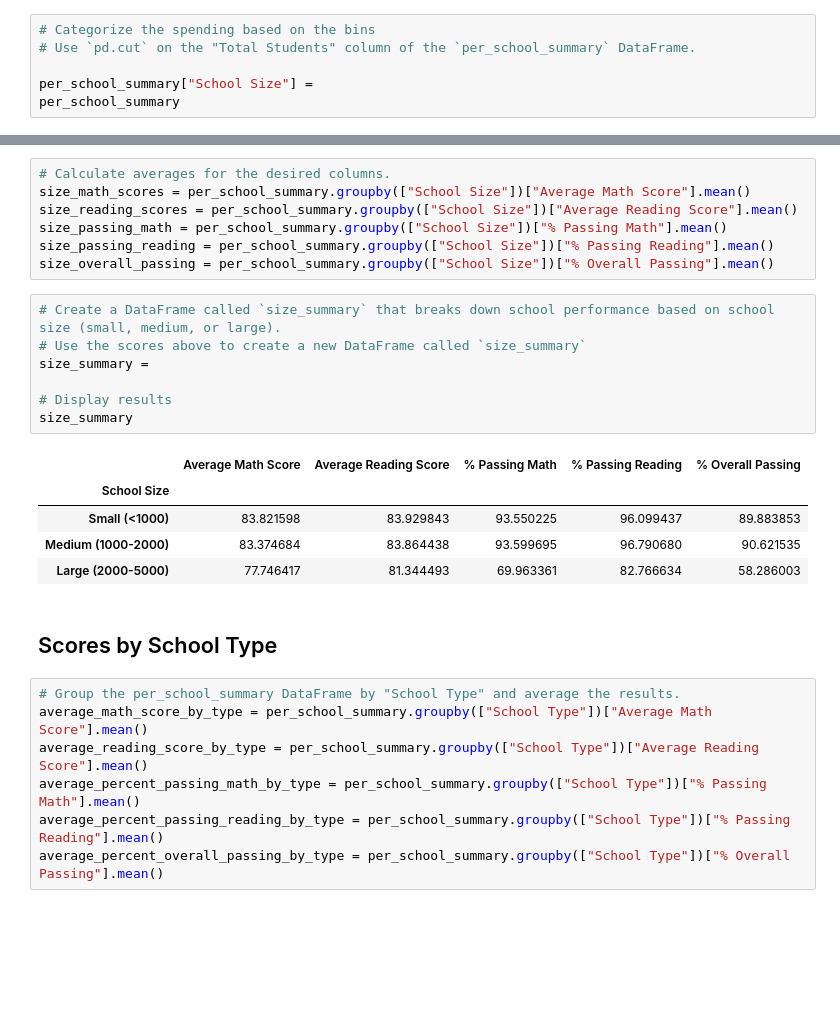
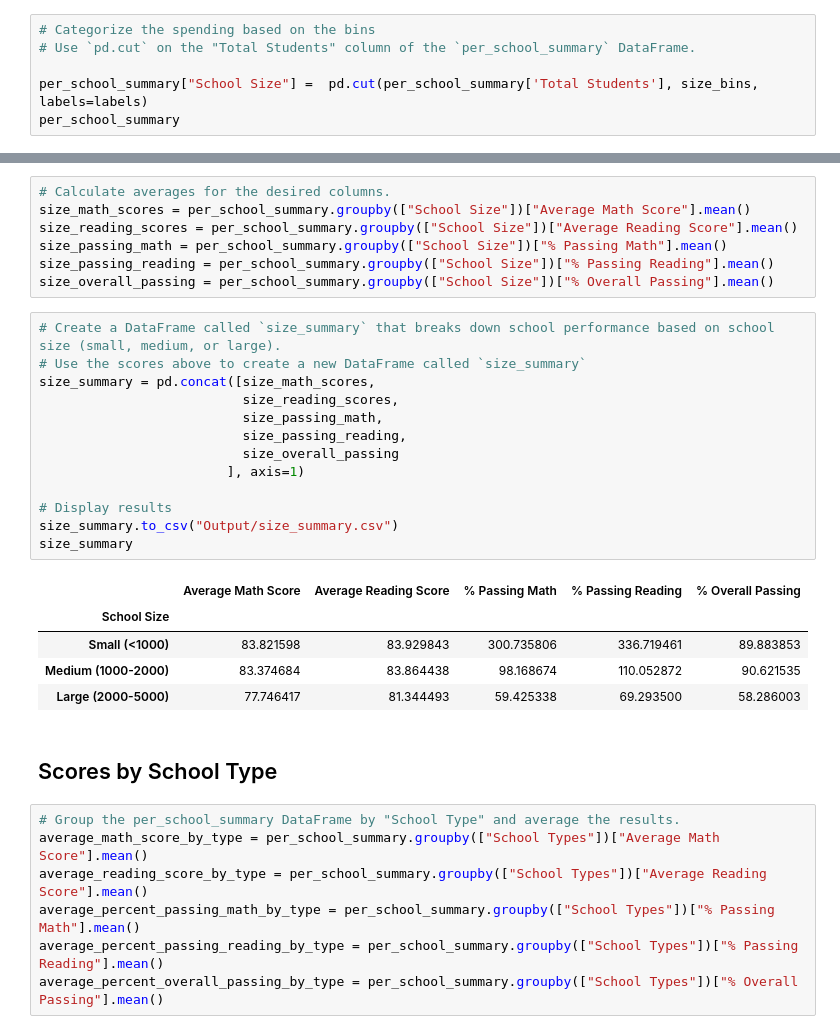
Before and after one commit to CloverMc0328/pandas-challenge, a Jupyter notebook: PyCitySchools/PyCitySchools.ipynb, the cells around one changed output, grey strips where cells are left out. Cells and saved outputs as stored; diff of their text form; blank space fills up the shorter version.

```diff
--- a/PyCitySchools/PyCitySchools.ipynb
+++ b/PyCitySchools/PyCitySchools.ipynb
@@ -390,5 +395,5 @@ labels = ["Small (<1000)", "Medium (1000-2000)", "Large (2000-5000)"]
 # Categorize the spending based on the bins
 # Use `pd.cut` on the "Total Students" column of the `per_school_summary` DataFrame.
 
-per_school_summary["School Size"] =
+per_school_summary["School Size"] =  pd.cut(per_school_summary['Total Students'], size_bins, labels=labels)
 per_school_summary
@@ -419,24 +407,30 @@ size_overall_passing = per_school_summary.groupby(["School Size"])["% Overall Pa
 # %%
 # Create a DataFrame called `size_summary` that breaks down school performance based on school size (small, medium, or large).
 # Use the scores above to create a new DataFrame called `size_summary`
-size_summary =
+size_summary = pd.concat([size_math_scores,
+                          size_reading_scores,
+                          size_passing_math,
+                          size_passing_reading,
+                          size_overall_passing
+                        ], axis=1)
 
 # Display results
+size_summary.to_csv("Output/size_summary.csv")
 size_summary
 # %% [output]
 |  | Average Math Score | Average Reading Score | % Passing Math | % Passing Reading | % Overall Passing |
 | School Size |  |  |  |  |  |
-| Small (<1000) | 83.821598 | 83.929843 | 93.550225 | 96.099437 | 89.883853 |
-| Medium (1000-2000) | 83.374684 | 83.864438 | 93.599695 | 96.790680 | 90.621535 |
-| Large (2000-5000) | 77.746417 | 81.344493 | 69.963361 | 82.766634 | 58.286003 |
+| Small (<1000) | 83.821598 | 83.929843 | 300.735806 | 336.719461 | 89.883853 |
+| Medium (1000-2000) | 83.374684 | 83.864438 | 98.168674 | 110.052872 | 90.621535 |
+| Large (2000-5000) | 77.746417 | 81.344493 | 59.425338 | 69.293500 | 58.286003 |
 # %% [markdown]
 ## Scores by School Type
 # %%
 # Group the per_school_summary DataFrame by "School Type" and average the results.
-average_math_score_by_type = per_school_summary.groupby(["School Type"])["Average Math Score"].mean()
-average_reading_score_by_type = per_school_summary.groupby(["School Type"])["Average Reading Score"].mean()
-average_percent_passing_math_by_type = per_school_summary.groupby(["School Type"])["% Passing Math"].mean()
-average_percent_passing_reading_by_type = per_school_summary.groupby(["School Type"])["% Passing Reading"].mean()
-average_percent_overall_passing_by_type = per_school_summary.groupby(["School Type"])["% Overall Passing"].mean()
+average_math_score_by_type = per_school_summary.groupby(["School Types"])["Average Math Score"].mean()
+average_reading_score_by_type = per_school_summary.groupby(["School Types"])["Average Reading Score"].mean()
+average_percent_passing_math_by_type = per_school_summary.groupby(["School Types"])["% Passing Math"].mean()
+average_percent_passing_reading_by_type = per_school_summary.groupby(["School Types"])["% Passing Reading"].mean()
+average_percent_overall_passing_by_type = per_school_summary.groupby(["School Types"])["% Overall Passing"].mean()
 # %%
 # Assemble the new data by type into a DataFrame called `type_summary`
```
Also changed, not shown: parts of 26 cells of this notebook.
